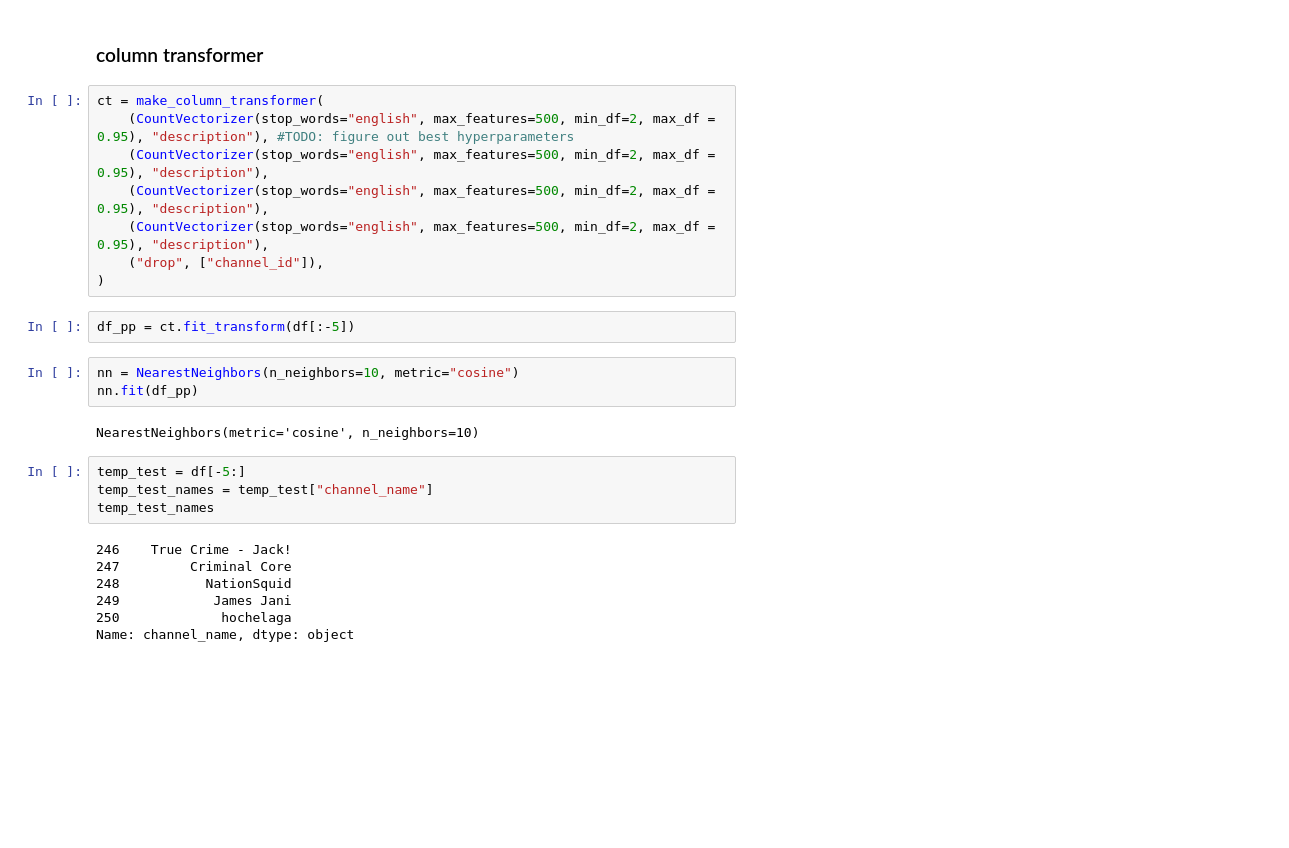
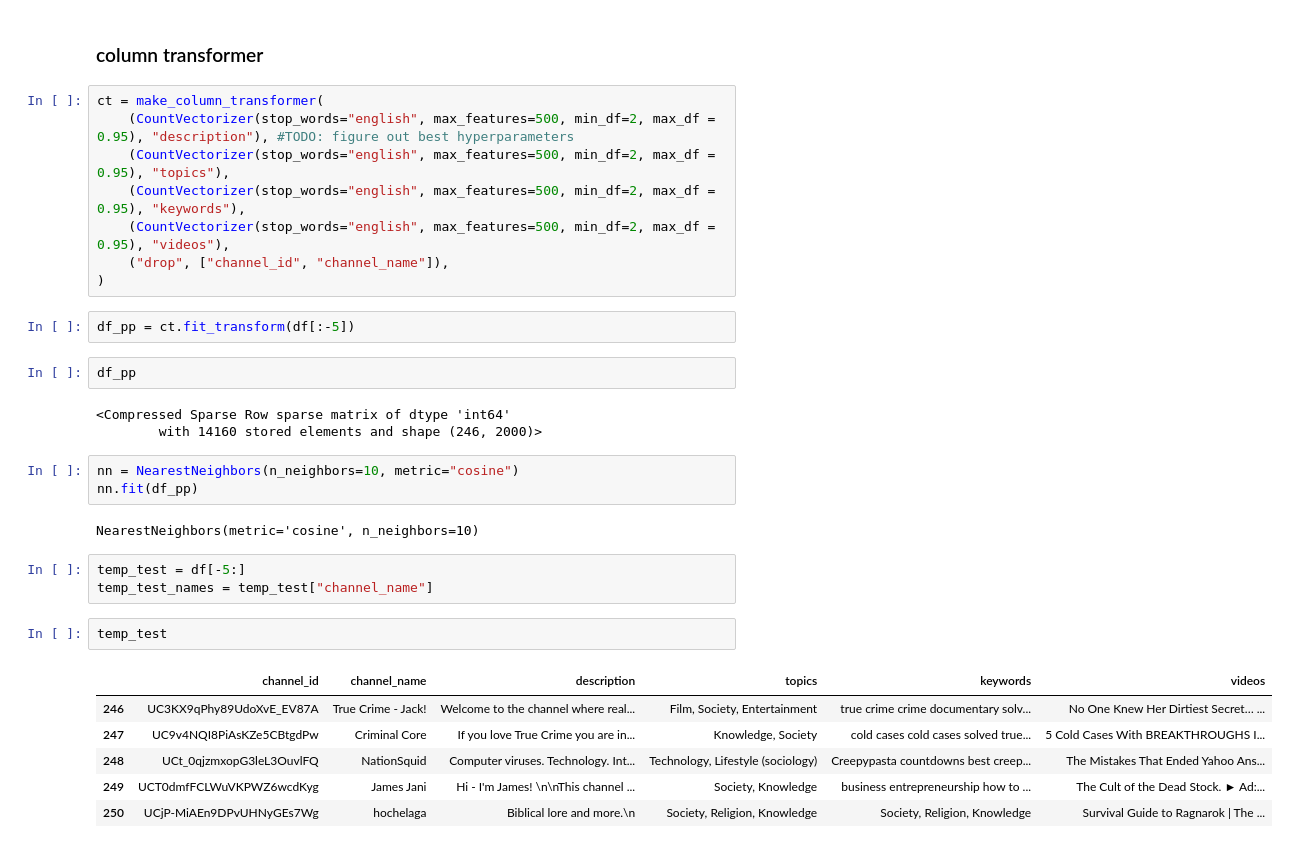
Before and after one commit to ricd99/videos_while_you_eat, a Jupyter notebook: notebooks/model/ve_eda.ipynb, the cells around one changed output. Cells and saved outputs as stored; diff of their text form; blank space fills up the shorter version.

```diff
--- a/notebooks/model/ve_eda.ipynb
+++ b/notebooks/model/ve_eda.ipynb
@@ -272,13 +272,18 @@ pd.DataFrame(data=df_counts.toarray(), columns=countvec.get_feature_names_out())
 # %%
 ct = make_column_transformer(
     (CountVectorizer(stop_words="english", max_features=500, min_df=2, max_df = 0.95), "description"), #TODO: figure out best hyperparameters
-    (CountVectorizer(stop_words="english", max_features=500, min_df=2, max_df = 0.95), "description"),
-    (CountVectorizer(stop_words="english", max_features=500, min_df=2, max_df = 0.95), "description"),
-    (CountVectorizer(stop_words="english", max_features=500, min_df=2, max_df = 0.95), "description"),
-    ("drop", ["channel_id"]),
+    (CountVectorizer(stop_words="english", max_features=500, min_df=2, max_df = 0.95), "topics"),
+    (CountVectorizer(stop_words="english", max_features=500, min_df=2, max_df = 0.95), "keywords"),
+    (CountVectorizer(stop_words="english", max_features=500, min_df=2, max_df = 0.95), "videos"),
+    ("drop", ["channel_id", "channel_name"]),
 )
 # %%
 df_pp = ct.fit_transform(df[:-5])
+# %%
+df_pp
+# %% [output]
+<Compressed Sparse Row sparse matrix of dtype 'int64'
+        with 14160 stored elements and shape (246, 2000)>
 # %%
 nn = NearestNeighbors(n_neighbors=10, metric="cosine")
 nn.fit(df_pp)
@@ -287,14 +292,15 @@ NearestNeighbors(metric='cosine', n_neighbors=10)
 # %%
 temp_test = df[-5:]
 temp_test_names = temp_test["channel_name"]
-temp_test_names
-# %% [output]
-246    True Crime - Jack!
-247         Criminal Core
-248           NationSquid
-249            James Jani
-250             hochelaga
-Name: channel_name, dtype: object
+# %%
+temp_test
+# %% [output]
+|  | channel_id | channel_name | description | topics | keywords | videos |
+| 246 | UC3KX9qPhy89UdoXvE_EV87A | True Crime - Jack! | Welcome to the channel where real... | Film, Society, Entertainment | true crime crime documentary solv... | No One Knew Her Dirtiest Secret… ... |
+| 247 | UC9v4NQI8PiAsKZe5CBtgdPw | Criminal Core | If you love True Crime you are in... | Knowledge, Society | cold cases cold cases solved true... | 5 Cold Cases With BREAKTHROUGHS I... |
+| 248 | UCt_0qjzmxopG3leL3OuvlFQ | NationSquid | Computer viruses. Technology. Int... | Technology, Lifestyle (sociology) | Creepypasta countdowns best creep... | The Mistakes That Ended Yahoo Ans... |
+| 249 | UCT0dmfFCLWuVKPWZ6wcdKyg | James Jani | Hi - I'm James! \n\nThis channel ... | Society, Knowledge | business entrepreneurship how to ... | The Cult of the Dead Stock. ► Ad:... |
+| 250 | UCjP-MiAEn9DPvUHNyGEs7Wg | hochelaga | Biblical lore and more.\n | Society, Religion, Knowledge | Society, Religion, Knowledge | Survival Guide to Ragnarok | The ... |
 # %%
 ct.transform(temp_test)
 # %% [output]
```
Also changed, not shown: parts of 2 cells of this notebook.
